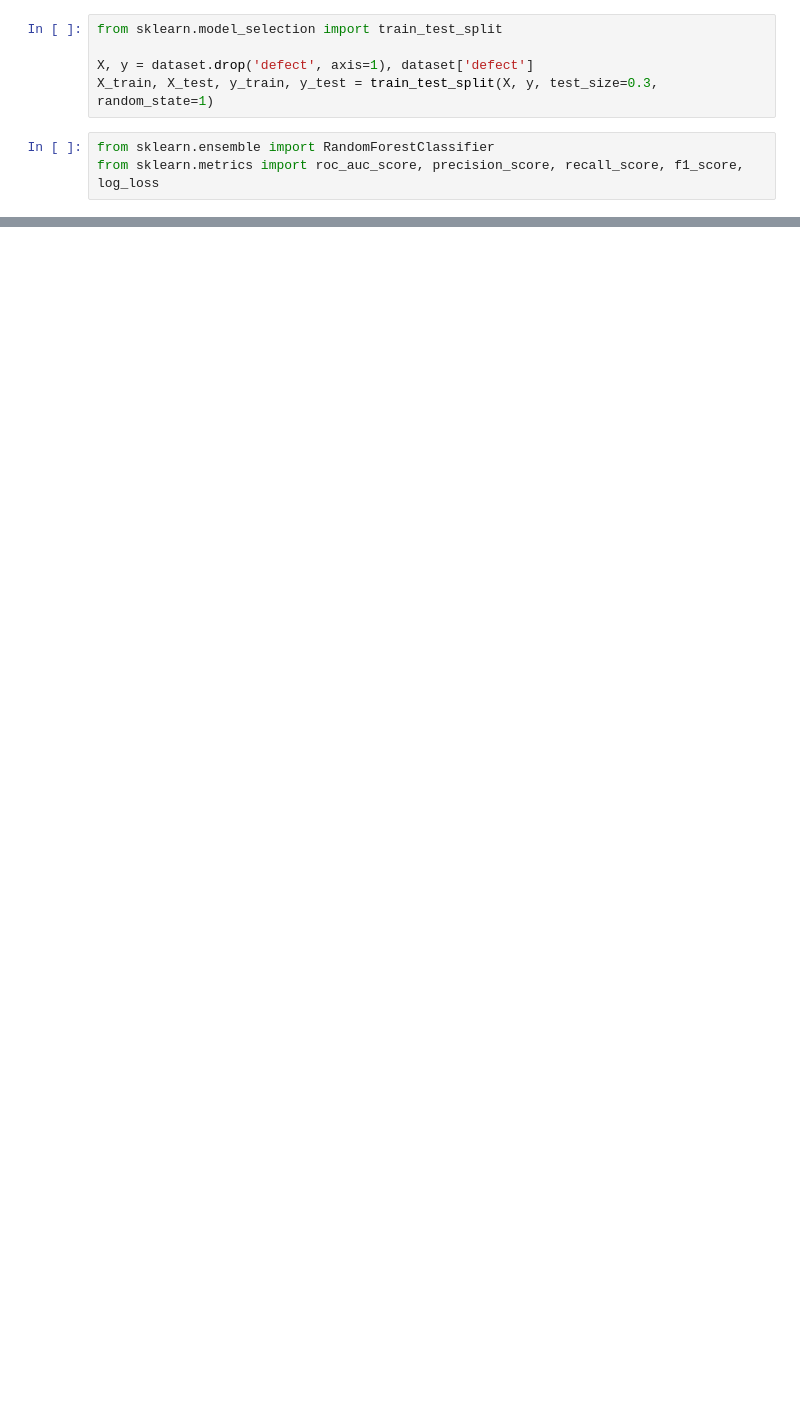
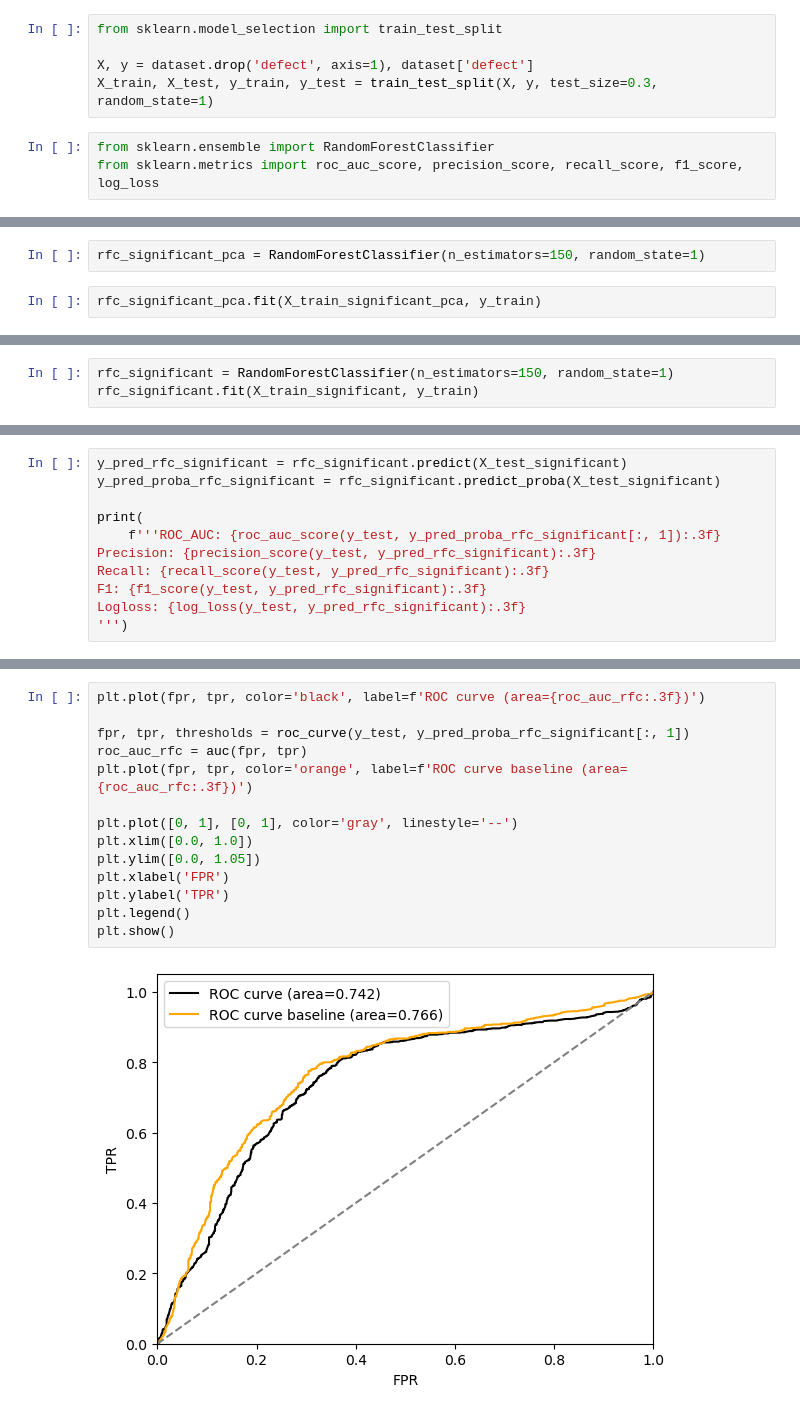
Before and after one commit to Makiavelly/ML-Defect-Software, a Jupyter notebook: mldifmod.ipynb, the cells around one changed output, grey strips where cells are left out. Drawn from its saved outputs; the diff is of its cells as text; blank space fills up the shorter version.

```diff
--- a/mldifmod.ipynb
+++ b/mldifmod.ipynb
@@ -371,0 +331,4 @@ ROC-AUC: 0.524
+# %%
+rfc_significant_pca = RandomForestClassifier(n_estimators=150, random_state=1)
+# %%
+rfc_significant_pca.fit(X_train_significant_pca, y_train)
@@ -371,0 +375,3 @@ ROC-AUC: 0.524
+# %%
+rfc_significant = RandomForestClassifier(n_estimators=150, random_state=1)
+rfc_significant.fit(X_train_significant, y_train)
@@ -371,0 +380,11 @@ ROC-AUC: 0.524
+# %%
+y_pred_rfc_significant = rfc_significant.predict(X_test_significant)
+y_pred_proba_rfc_significant = rfc_significant.predict_proba(X_test_significant)
+
+print(
+    f'''ROC_AUC: {roc_auc_score(y_test, y_pred_proba_rfc_significant[:, 1]):.3f}
+Precision: {precision_score(y_test, y_pred_rfc_significant):.3f}
+Recall: {recall_score(y_test, y_pred_rfc_significant):.3f}
+F1: {f1_score(y_test, y_pred_rfc_significant):.3f}
+Logloss: {log_loss(y_test, y_pred_rfc_significant):.3f}
+''')
@@ -371,0 +413,16 @@ ROC-AUC: 0.524
+# %%
+plt.plot(fpr, tpr, color='black', label=f'ROC curve (area={roc_auc_rfc:.3f})')
+
+fpr, tpr, thresholds = roc_curve(y_test, y_pred_proba_rfc_significant[:, 1])
+roc_auc_rfc = auc(fpr, tpr)
+plt.plot(fpr, tpr, color='orange', label=f'ROC curve baseline (area={roc_auc_rfc:.3f})')
+
+plt.plot([0, 1], [0, 1], color='gray', linestyle='--')
+plt.xlim([0.0, 1.0])
+plt.ylim([0.0, 1.05])
+plt.xlabel('FPR')
+plt.ylabel('TPR')
+plt.legend()
+plt.show()
+# %% [output]
+[figure, added]
```
Also changed, not shown: parts of 36 cells of this notebook.
